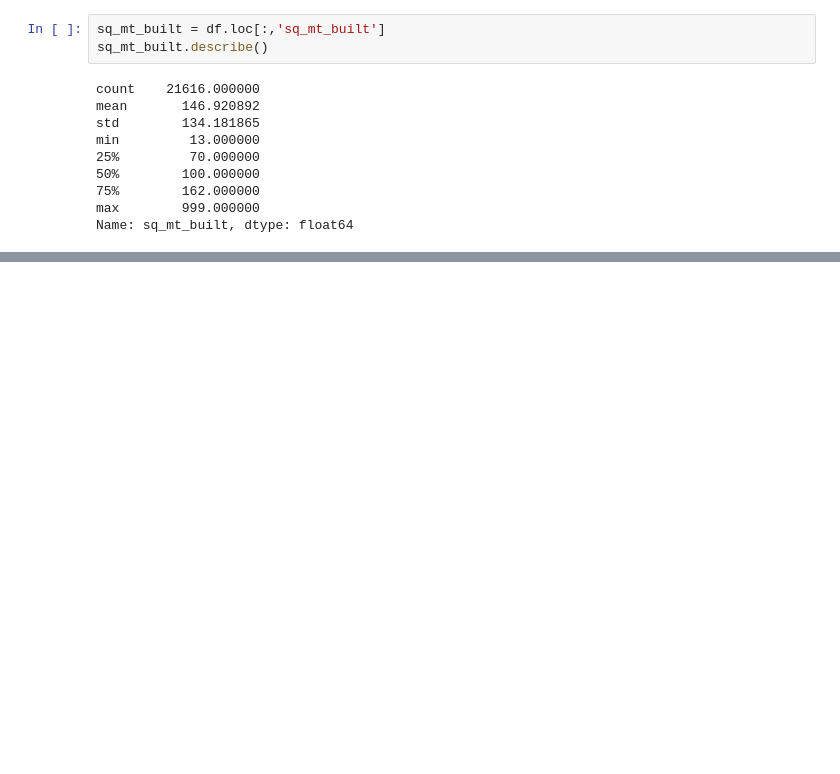
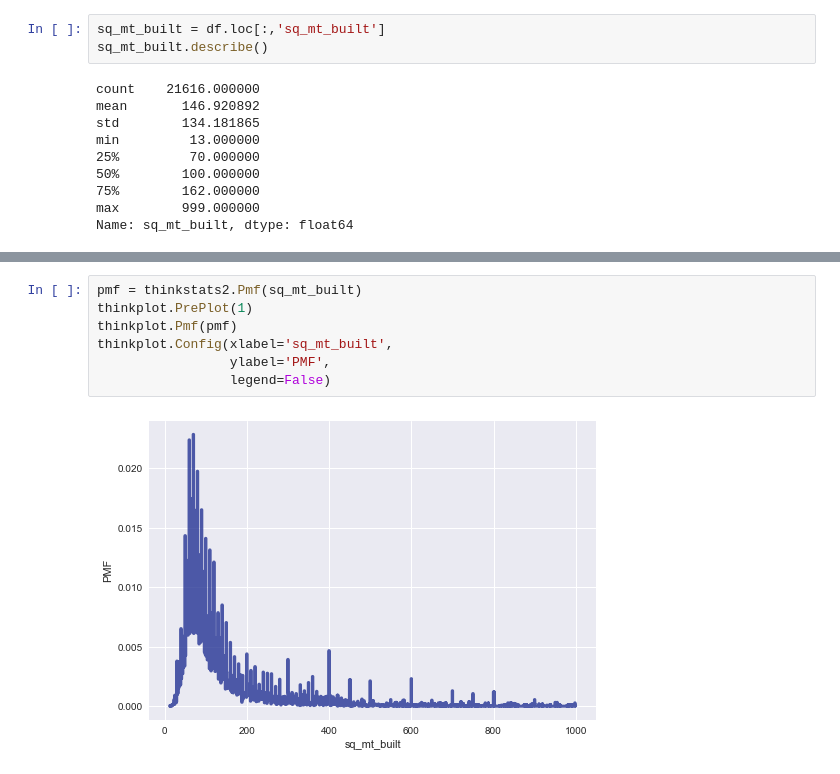
Before and after one commit to gerardovitale/real-estate-statistical-analysis, a Jupyter notebook: data_exploration.ipynb, the cells around one changed output, grey strips where cells are left out. Drawn from its saved outputs; the diff is of its cells as text; blank space fills up the shorter version.

```diff
--- a/data_exploration.ipynb
+++ b/data_exploration.ipynb
@@ -33,0 +49,9 @@ plt.grid(False, axis='x')
+# %%
+pmf = thinkstats2.Pmf(sq_mt_built)
+thinkplot.PrePlot(1)
+thinkplot.Pmf(pmf)
+thinkplot.Config(xlabel='sq_mt_built',
+                 ylabel='PMF',
+                 legend=False)
+# %% [output]
+[figure, added]
```
Also changed, not shown: parts of 4 cells of this notebook.
